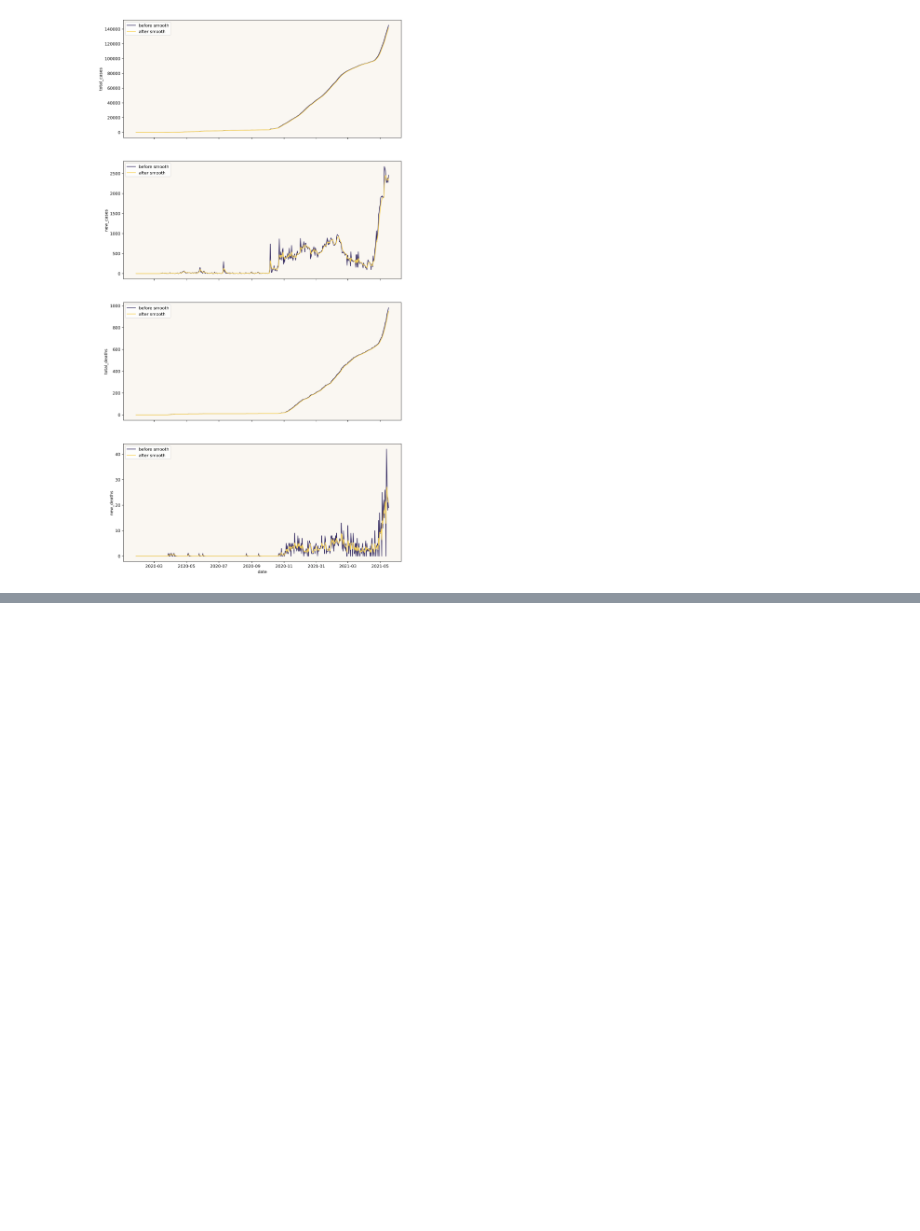
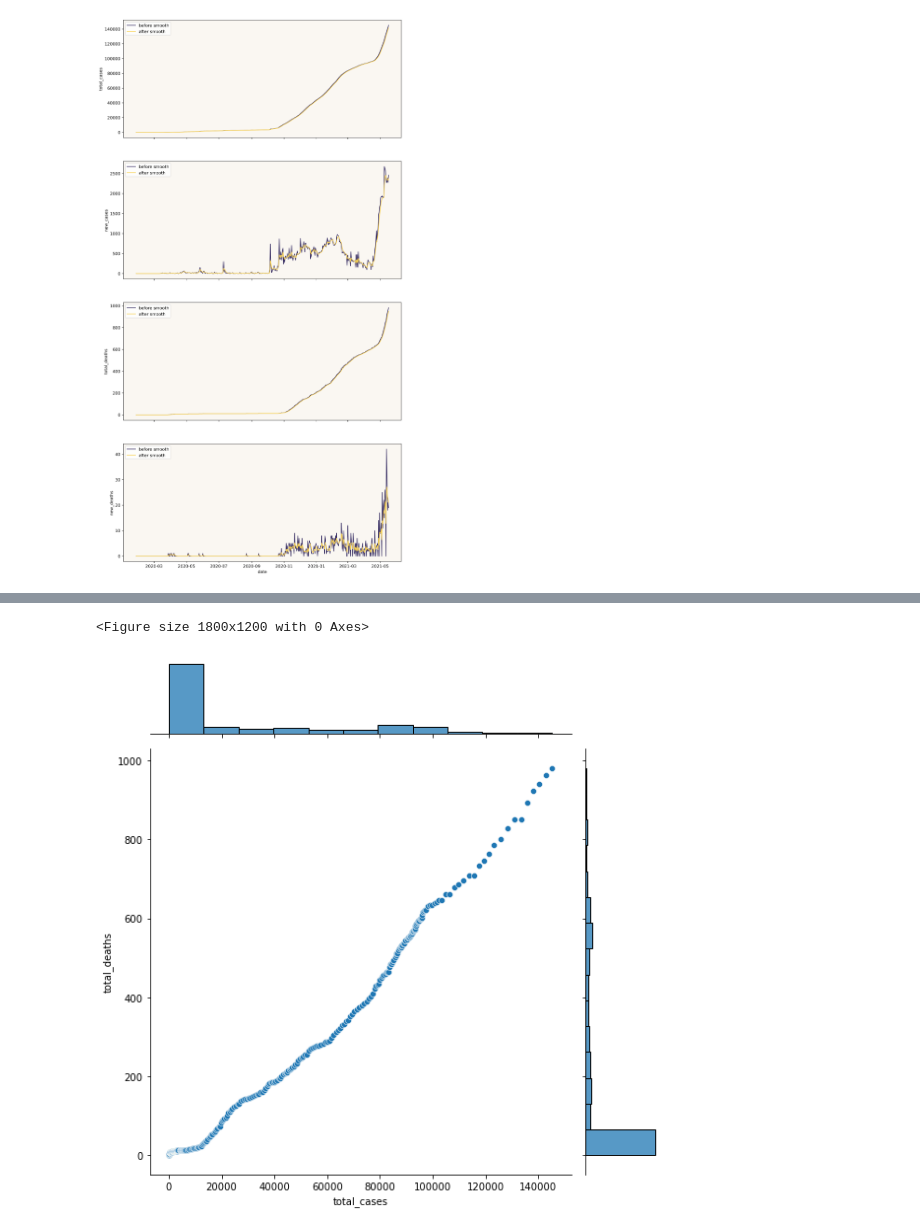
Before and after one commit to ashen007/SL_COVID_analysis, a Jupyter notebook: notebooks/time-seris analysis.ipynb, the cells around one changed output, grey strips where cells are left out. Drawn from its saved outputs; the diff is of its cells as text; code cells hidden in the pictures; blank space fills up the shorter version.

Commit message:
use histograms and scatter plots to identify trends between tests,cases and deaths

```diff
--- a/notebooks/time-seris analysis.ipynb
+++ b/notebooks/time-seris analysis.ipynb
@@ -83,0 +219,7 @@ plt.show()
+# %%
+plt.figure(dpi=300)
+sns.jointplot(x='total_cases', y='total_deaths', data=sl_full, kind='scatter',height=8)
+plt.show()
+# %% [output]
+<Figure size 1800x1200 with 0 Axes>
+[figure, added]
```
Also changed, not shown: parts of 11 cells of this notebook.
